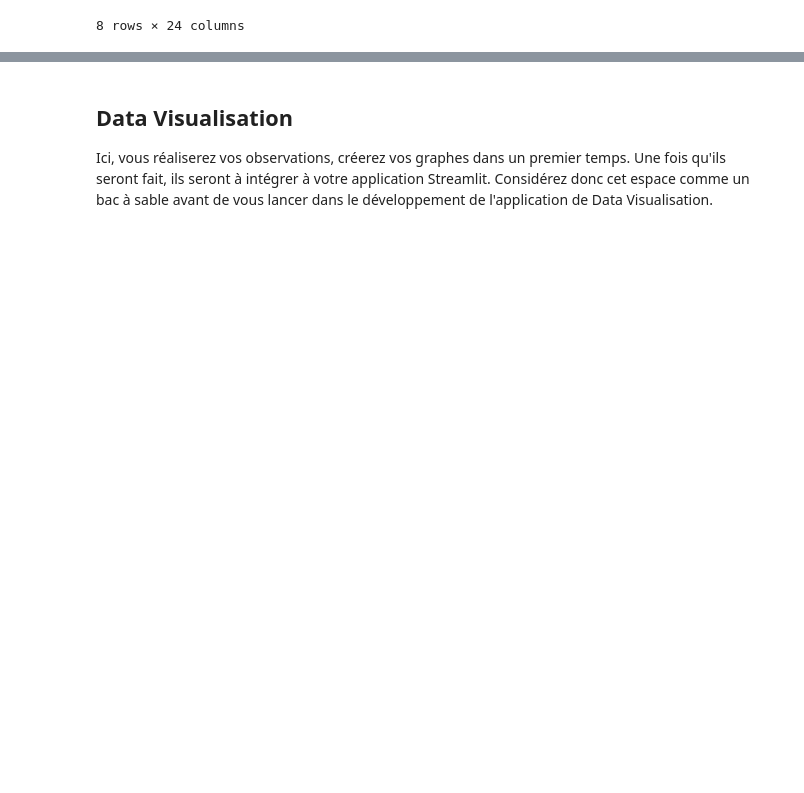
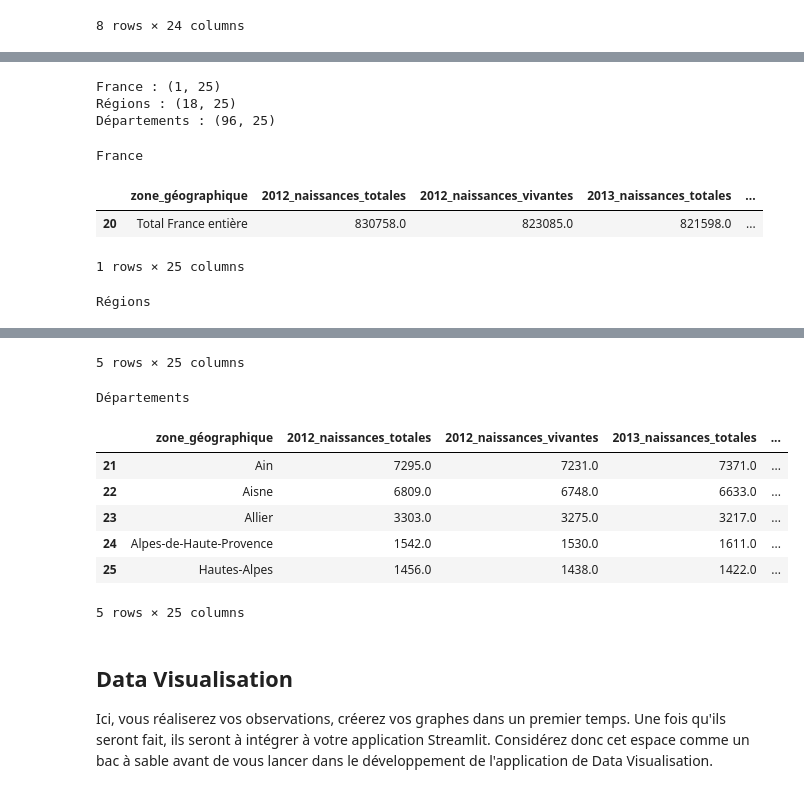
Before and after one commit to Marwa-Mch/Perinatal-Dashboard-France, a Jupyter notebook: notebooks/01_naissances.ipynb, the cells around one changed output, grey strips where cells are left out. Drawn from its saved outputs; the diff is of its cells as text; code cells hidden in the pictures; blank space fills up the shorter version.

```diff
--- a/notebooks/01_naissances.ipynb
+++ b/notebooks/01_naissances.ipynb
@@ -252,0 +275,8 @@ df.to_csv(
+# %%
+# Création du DataFrame France
+df_france = df[
+    df["zone_géographique"] == "Total France entière"
+]
+
+# Conserve uniquement la ligne correspondant à la France entière.
+df_france["zone_géographique"].tolist()
@@ -252,0 +333,18 @@ df.to_csv(
+# %%
+# Création du DataFrame Départements
+df_departements = df[
+    ~df["zone_géographique"].isin(regions)
+]
+
+# Exclut les régions.
+# %%
+df_departements = df_departements[
+    ~df_departements["zone_géographique"].isin(
+        [
+            "Total métropole",
+            "Total DROM",
+            "Total France entière"
+        ]
+    )
+]
+df_departements["zone_géographique"].tolist()
@@ -252,0 +369,20 @@ df.to_csv(
+# %%
+# =====================================================
+# Structuration géographique des données
+# =====================================================
+
+# Les données contiennent :
+# - une ligne France entière
+# - les régions
+# - les départements
+#
+# Je sépare ces niveaux géographiques
+# afin de faciliter les futures analyses
+# et visualisations.
+print("France :", df_france.shape)
+print("Régions :", df_regions.shape)
+print("Départements :", df_departements.shape)
+# %% [output]
+France : (1, 25)
+Régions : (18, 25)
+Départements : (96, 25)
@@ -252,0 +395,17 @@ df.to_csv(
+# %%
+# Vérification finale
+
+print("France")
+display(df_france.head())
+
+print("Régions")
+display(df_regions.head())
+
+print("Départements")
+display(df_departements.head())
+# %% [output]
+France
+|  | zone_géographique | 2012_naissances_totales | 2012_naissances_vivantes | 2013_naissances_totales | ... |
+| 20 | Total France entière | 830758.0 | 823085.0 | 821598.0 | ... |
+1 rows × 25 columns
+Régions
@@ -253,3 +418,12 @@ df.to_csv(
+5 rows × 25 columns
+Départements
+|  | zone_géographique | 2012_naissances_totales | 2012_naissances_vivantes | 2013_naissances_totales | ... |
+| 21 | Ain | 7295.0 | 7231.0 | 7371.0 | ... |
+| 22 | Aisne | 6809.0 | 6748.0 | 6633.0 | ... |
+| 23 | Allier | 3303.0 | 3275.0 | 3217.0 | ... |
+| 24 | Alpes-de-Haute-Provence | 1542.0 | 1530.0 | 1611.0 | ... |
+| 25 | Hautes-Alpes | 1456.0 | 1438.0 | 1422.0 | ... |
+5 rows × 25 columns
 # %% [markdown]
 ## Data Visualisation
 Ici, vous réaliserez vos observations, créerez vos graphes dans un premier temps. Une fois qu'ils seront fait, ils seront à intégrer à votre application Streamlit. Considérez donc cet espace comme un bac à sable avant de vous lancer dans le développement de l'application de Data Visualisation.
```
Also changed, not shown: parts of 11 cells of this notebook, 3 other files.
